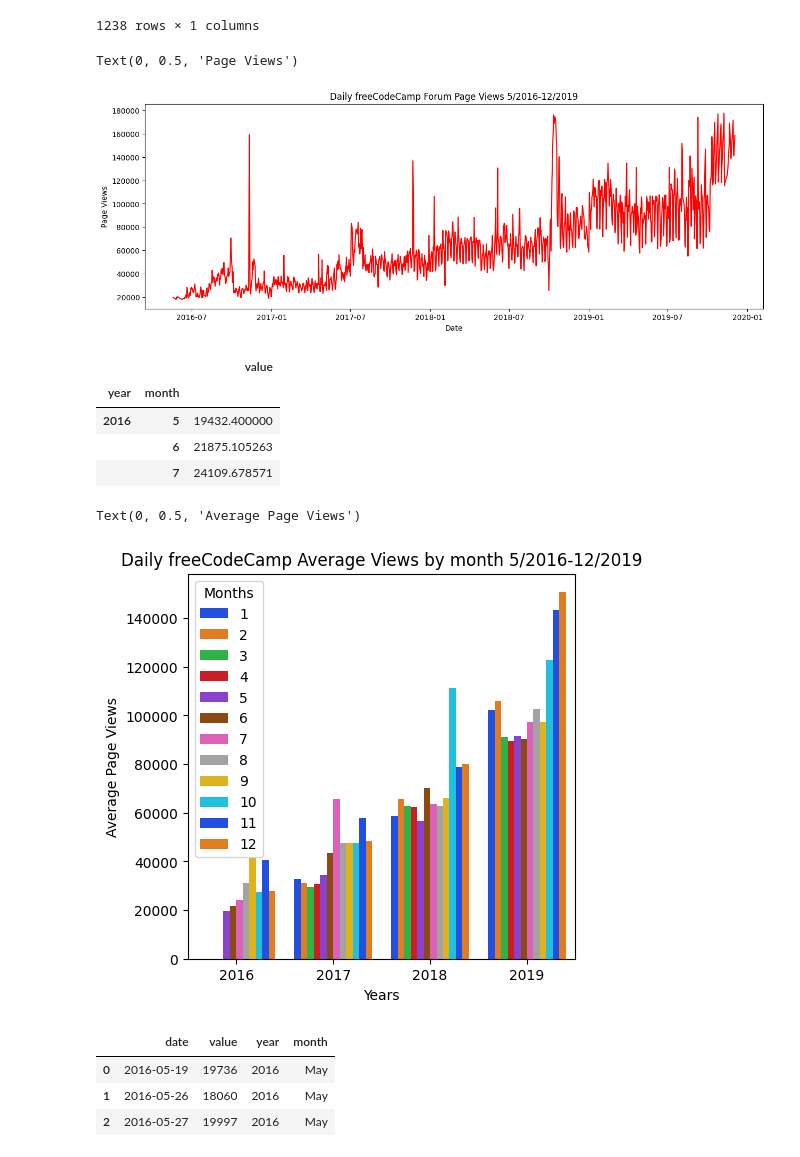
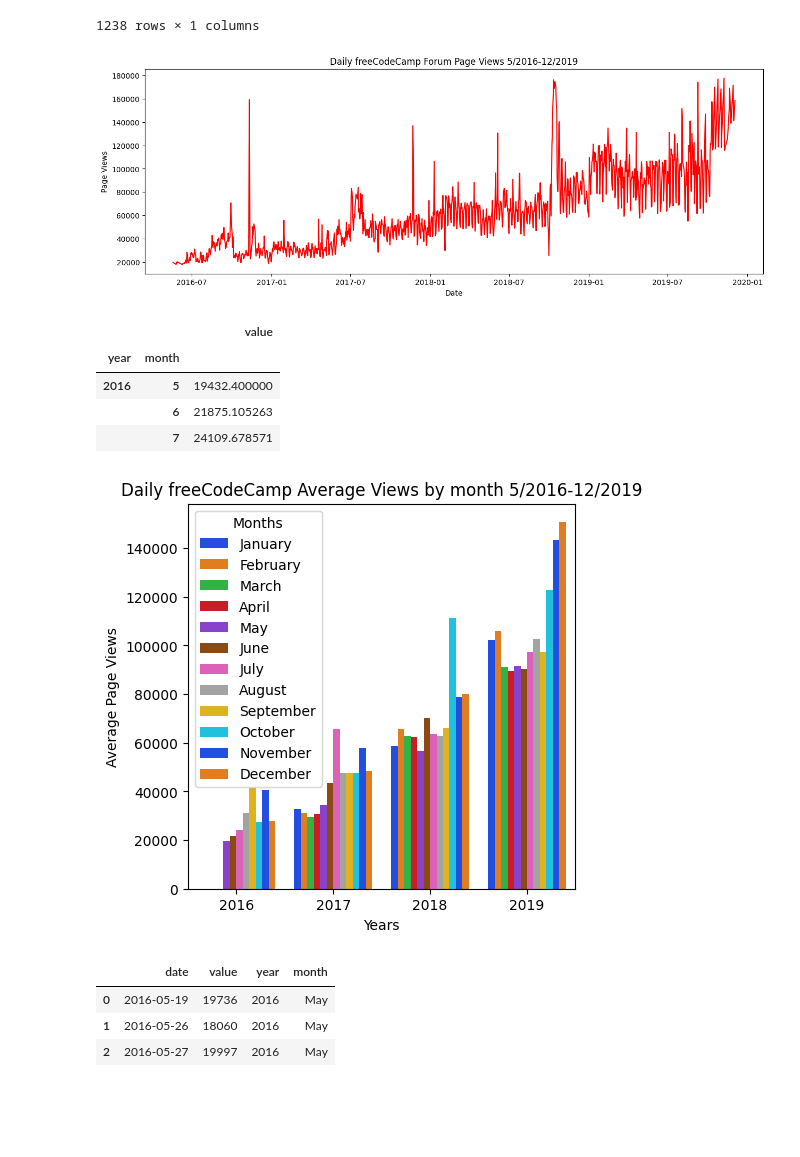
Before and after one commit to Daroch/boilerplate-page-view-time-series-visualizer, a Jupyter notebook: time_series.ipynb, the cells around one changed output. Saved outputs shown, nothing was run; the diff lists cells and outputs as text; code cells hidden in the pictures; blank space fills up the shorter version.

```diff
--- a/time_series.ipynb
+++ b/time_series.ipynb
@@ -50,8 +50,10 @@ fig =plt.plot(df_clean.index, df_clean['value'], color='red')
 ax.set_title('Daily freeCodeCamp Forum Page Views 5/2016-12/2019')
 ax.set_xlabel('Date')
 ax.set_ylabel('Page Views')
+g = ax.figure
+# Save image and return fig (don't change this part)
+g.savefig('line_plot.png')
 # %% [output]
-Text(0, 0.5, 'Page Views')
 [figure]
 # %%
 df_bar = df_clean.copy()
@@ -71,14 +73,16 @@ df_bar.head(3)
 # %%
 fig, ax = plt.subplots(figsize=(5,5))  # a figure with a single Axes
 fig=sns.barplot(x="year",y="value",hue="month",data=df_bar, legend='full', palette='bright')
-fig=plt.legend(title='Months')
-fig=fig.figure
+
+labels = ['January', 'February', 'March', 'April', 'May', 'June', 'July', 'August', 'September','October','November','December']
+h, l = ax.get_legend_handles_labels()
+ax.legend(h, labels, title="Months")
 ax.set_title('Daily freeCodeCamp Average Views by month 5/2016-12/2019')
 ax.set_xlabel('Years')
 ax.set_ylabel('Average Page Views')
+g = ax.figure
 # %% [output]
-Text(0, 0.5, 'Average Page Views')
-[figure, old version]
+[figure, new version]
 # %%
 # Prepare data for box plots (this part is done!)
 df_box = df_clean.copy()
```
Also changed, not shown: 1 other file.
